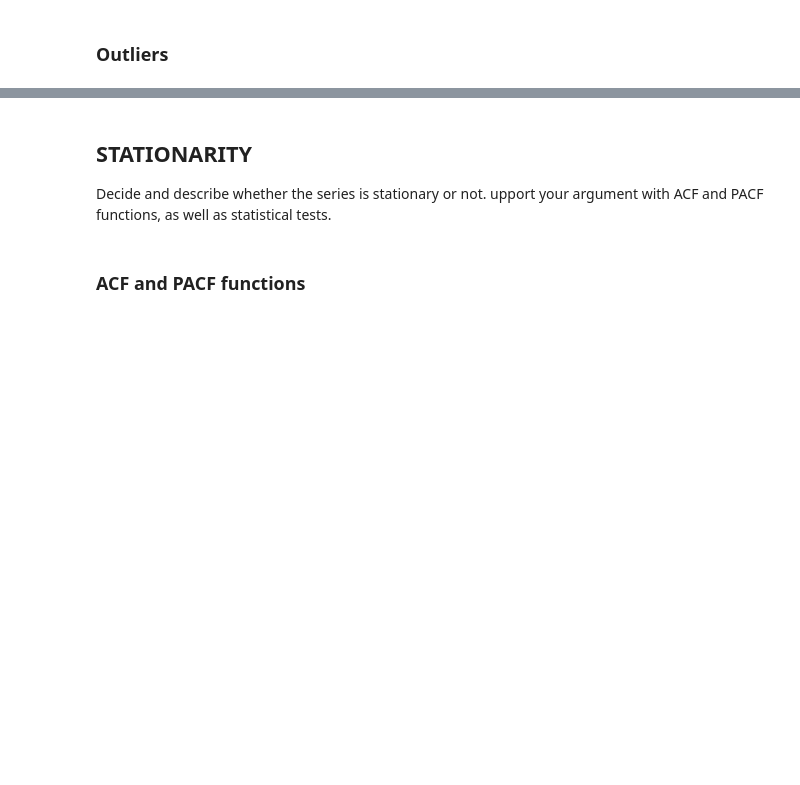
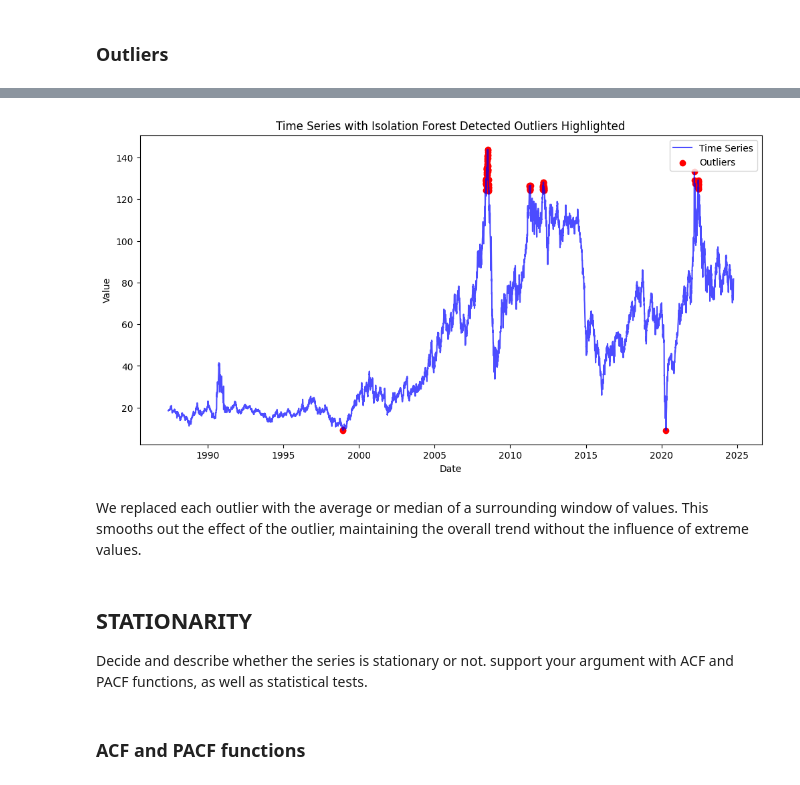
Before and after one commit to mina-naseh/time-series-forecasting, a Jupyter notebook: HWII_Naseh.ipynb, the cells around one changed output, grey strips where cells are left out. Cells and saved outputs as stored; diff of their text form; code cells hidden in the pictures; blank space fills up the shorter version.

Commit message:
outliers

```diff
--- a/HWII_Naseh.ipynb
+++ b/HWII_Naseh.ipynb
@@ -83,9 +85,3 @@ We can replace each missing point with the average of the rolling window around
 this code effectively addresses breaks by identifying missing values in the y column and then filling these breaks with a smoothed estimate (moving average), thus maintaining continuity in the time series data.
 # %% [markdown]
 ### Outliers
-# %%
-# IQR Method
-Q1 = df['y'].quantile(0.25)
-Q3 = df['y'].quantile(0.75)
-IQR = Q3 - Q1
-df['outlier_iqr'] = ((df['y'] < (Q1 - 1.5 * IQR)) | (df['y'] > (Q3 + 1.5 * IQR)))
@@ -106,0 +108,15 @@ Name: outlier_iqr, Length: 9754, dtype: bool
+# %%
+# Define the rolling window size
+window_size = 10
+
+# Calculate the rolling mean and rolling standard deviation
+rolling_mean = df['y'].rolling(window=window_size, center=True).mean()
+rolling_std = df['y'].rolling(window=window_size, center=True).std()
+
+# Define outliers as points beyond 3 standard deviations from the rolling mean
+df['outlier_moving'] = ((df['y'] > rolling_mean + 3 * rolling_std) |
+                        (df['y'] < rolling_mean - 3 * rolling_std))
+
+# Count the number of outliers detected
+outliers_count_moving = df['outlier_moving'].sum()
+print(f"Number of outliers detected with moving method: {outliers_count_moving}")
@@ -106,0 +127,8 @@ Name: outlier_iqr, Length: 9754, dtype: bool
+# %%
+# Train Isolation Forest
+model = IsolationForest(contamination=0.01)  # Set contamination to adjust sensitivity
+df['outlier_iforest'] = model.fit_predict(df[['y']]) == -1
+
+# Count the number of outliers detected
+outliers_count_iforest = df['outlier_iforest'].sum()
+print(f"Number of outliers detected with Isolation Forest: {outliers_count_iforest}")
@@ -106,0 +141,16 @@ Name: outlier_iqr, Length: 9754, dtype: bool
+# %%
+# Plot the entire time series
+plt.figure(figsize=(12, 6))
+plt.plot(df['date'], df['y'], label='Time Series', color='blue', alpha=0.7)
+
+# Highlight detected outliers in red
+plt.scatter(df['date'][df['outlier_iforest']], df['y'][df['outlier_iforest']], color='red', label='Outliers', marker='o')
+
+# Labels and title
+plt.xlabel('Date')
+plt.ylabel('Value')
+plt.title('Time Series with Isolation Forest Detected Outliers Highlighted')
+plt.legend()
+plt.show()
+# %% [output]
+[figure, added]
@@ -107,7 +163,9 @@ Name: outlier_iqr, Length: 9754, dtype: bool
+# %% [markdown]
+We replaced each outlier with the average or median of a surrounding window of values. This smooths out the effect of the outlier, maintaining the overall trend without the influence of extreme values.
 # %% [markdown]
 ## STATIONARITY
 
-Decide and describe whether the series is stationary or not. upport your argument with ACF and PACF functions, as well as statistical tests.
+Decide and describe whether the series is stationary or not. support your argument with ACF and PACF functions, as well as statistical tests.
 # %% [markdown]
 ### ACF and PACF functions
 # %%
```
Also changed, not shown: parts of 10 cells of this notebook.
